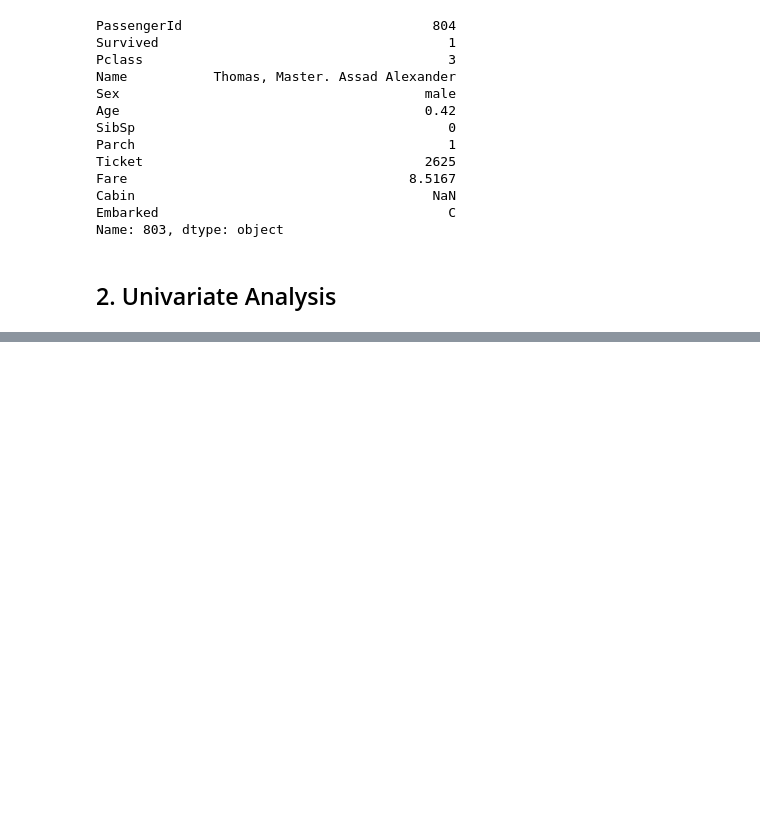
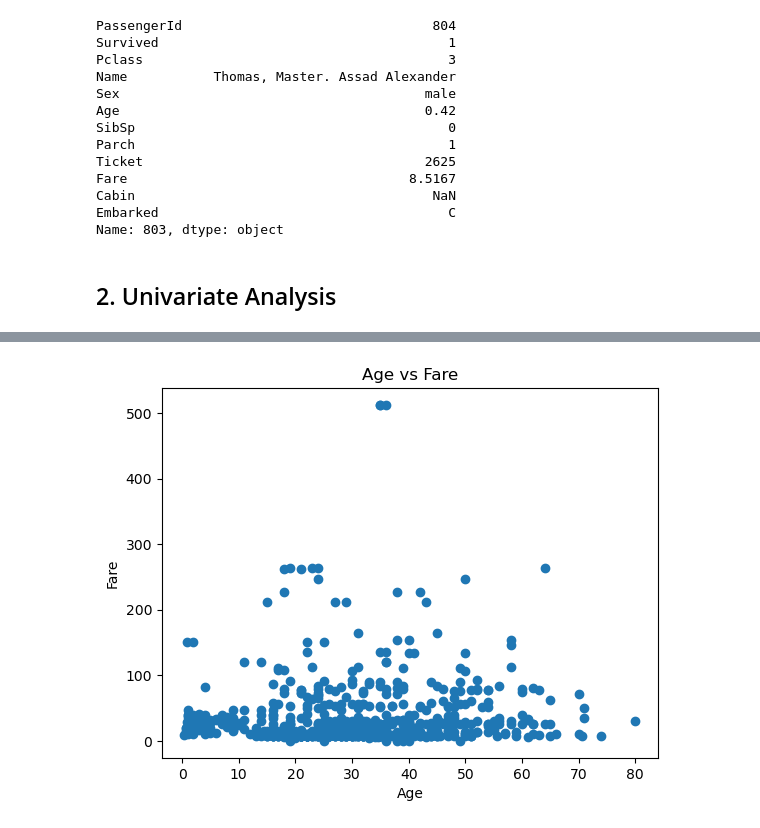
Before and after one commit to manisharavindh/titanic-survival-analysis, a Jupyter notebook: main.ipynb, the cells around one changed output, grey strips where cells are left out. Saved outputs shown, nothing was run; the diff lists cells and outputs as text; code cells hidden in the pictures; blank space fills up the shorter version.

```diff
--- a/main.ipynb
+++ b/main.ipynb
@@ -125,0 +150,8 @@ Name: count, dtype: int64
+# %%
+plt.scatter(df['Age'], df['Fare'])
+plt.xlabel('Age')
+plt.ylabel('Fare')
+plt.title('Age vs Fare')
+plt.show()
+# %% [output]
+[figure, added]
```
Also changed, not shown: parts of 14 cells of this notebook.
